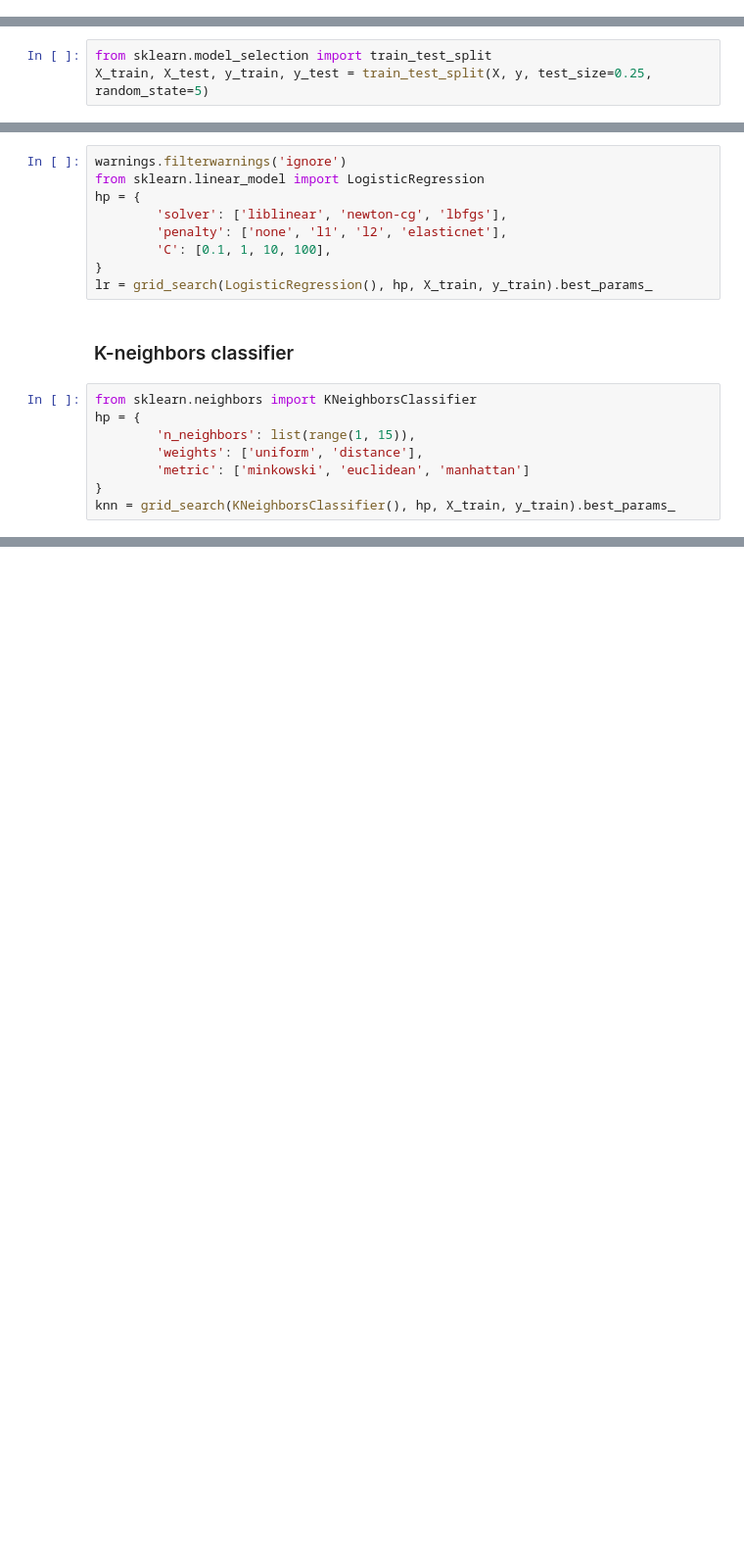
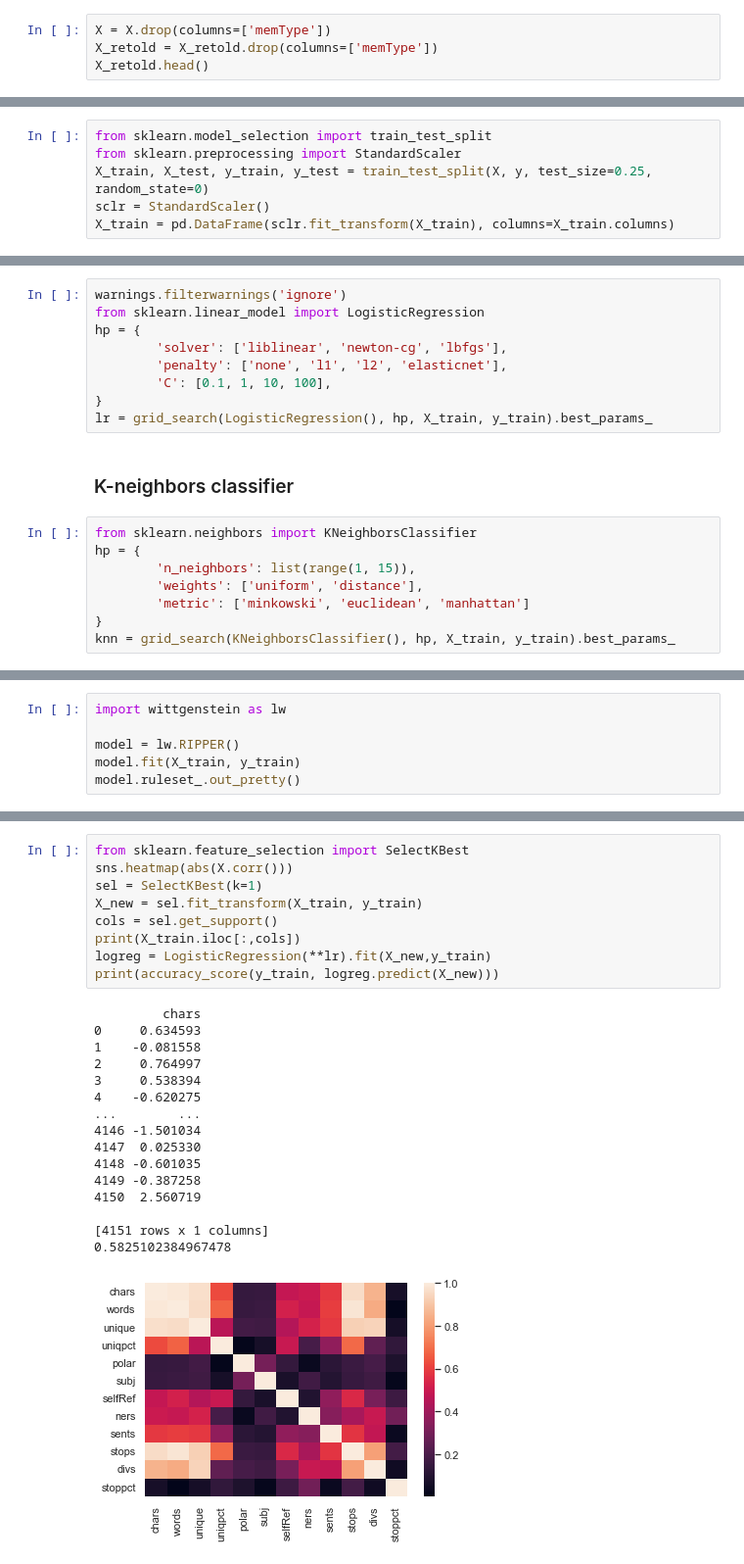
Before and after one commit to fsentin/story-telling, a Jupyter notebook: seminar.ipynb, the cells around one changed output, grey strips where cells are left out. Shown: that part at 98% size. Drawn from its saved outputs; the diff is of its cells as text; blank space fills up the shorter version.

```diff
--- a/seminar.ipynb
+++ b/seminar.ipynb
@@ -354,0 +414,4 @@ I'm going to train a machine learning model to classify stories into imagined an
+# %%
+X = X.drop(columns=['memType'])
+X_retold = X_retold.drop(columns=['memType'])
+X_retold.head()
@@ -355,6 +428,9 @@ I'm going to train a machine learning model to classify stories into imagined an
 # %%
 from sklearn.model_selection import train_test_split
-X_train, X_test, y_train, y_test = train_test_split(X, y, test_size=0.25, random_state=5)
+from sklearn.preprocessing import StandardScaler
+X_train, X_test, y_train, y_test = train_test_split(X, y, test_size=0.25, random_state=0)
+sclr = StandardScaler()
+X_train = pd.DataFrame(sclr.fit_transform(X_train), columns=X_train.columns)
 # %% [markdown]
 ## Choosing models & hyperparameters
 # %%
@@ -386,0 +474,6 @@ knn = grid_search(KNeighborsClassifier(), hp, X_train, y_train).best_params_
+# %%
+import wittgenstein as lw
+
+model = lw.RIPPER()
+model.fit(X_train, y_train)
+model.ruleset_.out_pretty()
@@ -426,0 +553,26 @@ sum(bla.values())
+# %%
+from sklearn.feature_selection import SelectKBest
+sns.heatmap(abs(X.corr()))
+sel = SelectKBest(k=1)
+X_new = sel.fit_transform(X_train, y_train)
+cols = sel.get_support()
+print(X_train.iloc[:,cols])
+logreg = LogisticRegression(**lr).fit(X_new,y_train)
+print(accuracy_score(y_train, logreg.predict(X_new)))
+# %% [output]
+         chars
+0     0.634593
+1    -0.081558
+2     0.764997
+3     0.538394
+4    -0.620275
+...        ...
+4146 -1.501034
+4147  0.025330
+4148 -0.601035
+4149 -0.387258
+4150  2.560719
+
+[4151 rows x 1 columns]
+0.5825102384967478
+[figure, added]
```
Also changed, not shown: parts of 40 cells of this notebook.
